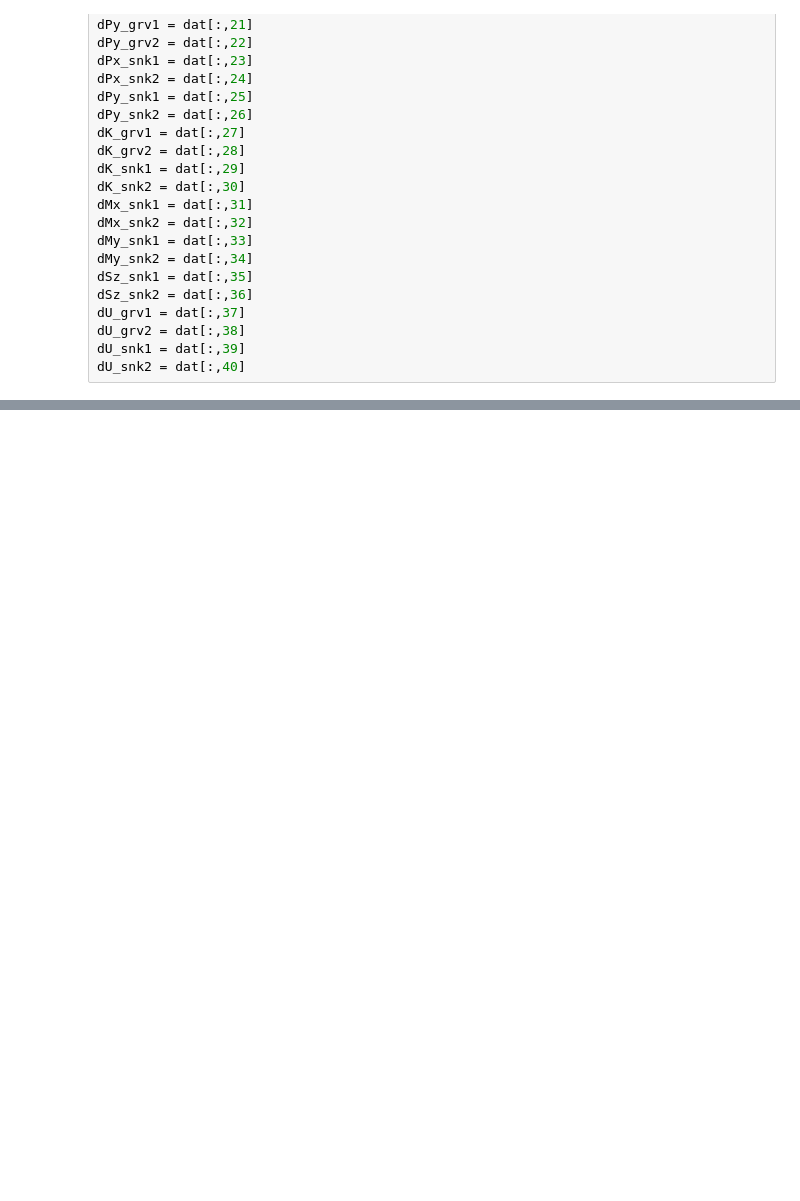
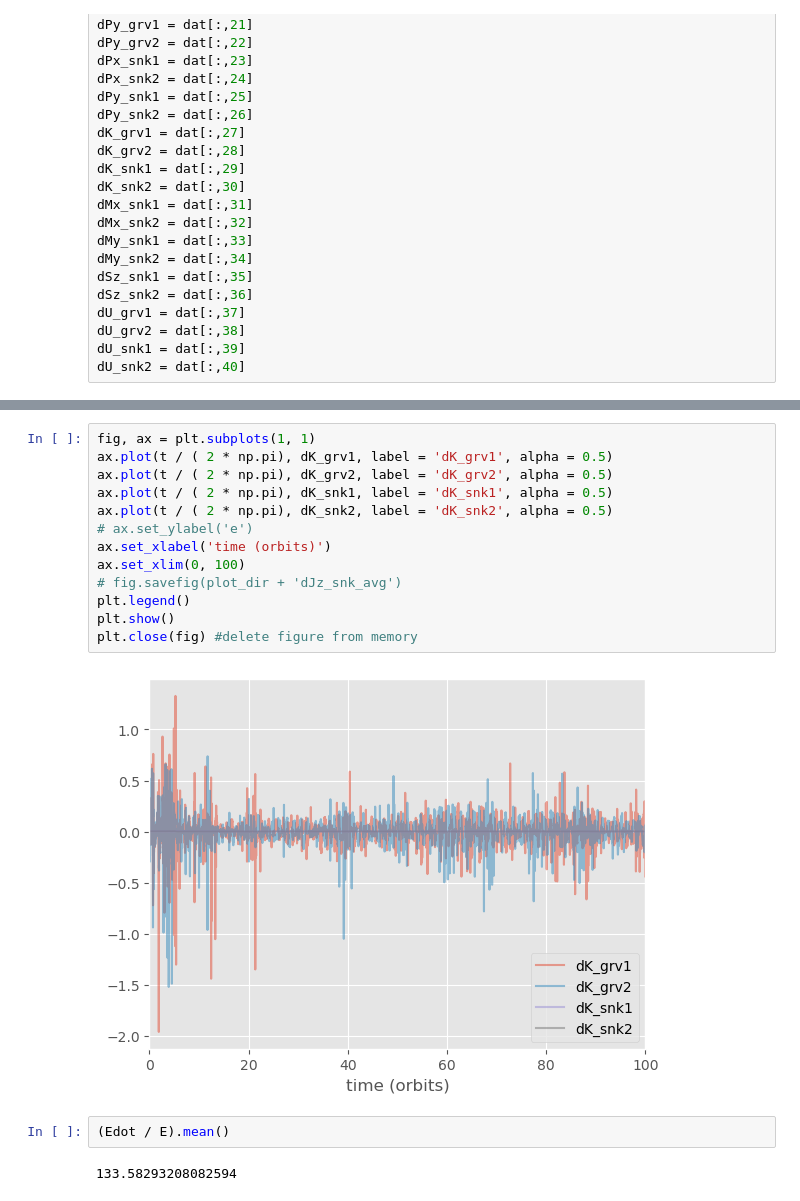
Before and after one commit to HangChelseaSu/Black_Hole_Accretion_Project_PI, a Jupyter notebook: Python_scripts/report_dat_data.ipynb, the cells around one changed output, grey strips where cells are left out. Saved outputs shown, nothing was run; the diff lists cells and outputs as text; blank space fills up the shorter version.

```diff
--- a/Python_scripts/report_dat_data.ipynb
+++ b/Python_scripts/report_dat_data.ipynb
@@ -110 +111,20 @@ def avg_time_period(data, t):
+# %%
+fig, ax = plt.subplots(1, 1)
+ax.plot(t / ( 2 * np.pi), dK_grv1, label = 'dK_grv1', alpha = 0.5)
+ax.plot(t / ( 2 * np.pi), dK_grv2, label = 'dK_grv2', alpha = 0.5)
+ax.plot(t / ( 2 * np.pi), dK_snk1, label = 'dK_snk1', alpha = 0.5)
+ax.plot(t / ( 2 * np.pi), dK_snk2, label = 'dK_snk2', alpha = 0.5)
+# ax.set_ylabel('e')
+ax.set_xlabel('time (orbits)')
+ax.set_xlim(0, 100)
+# fig.savefig(plot_dir + 'dJz_snk_avg')
+plt.legend()
+plt.show()
+plt.close(fig) #delete figure from memory
+# %% [output]
+[figure, added]
+# %%
+(Edot / E).mean()
+# %% [output]
+133.58293208082594
 # %%
```
Also changed, not shown: parts of 24 cells of this notebook, 26 other files.
